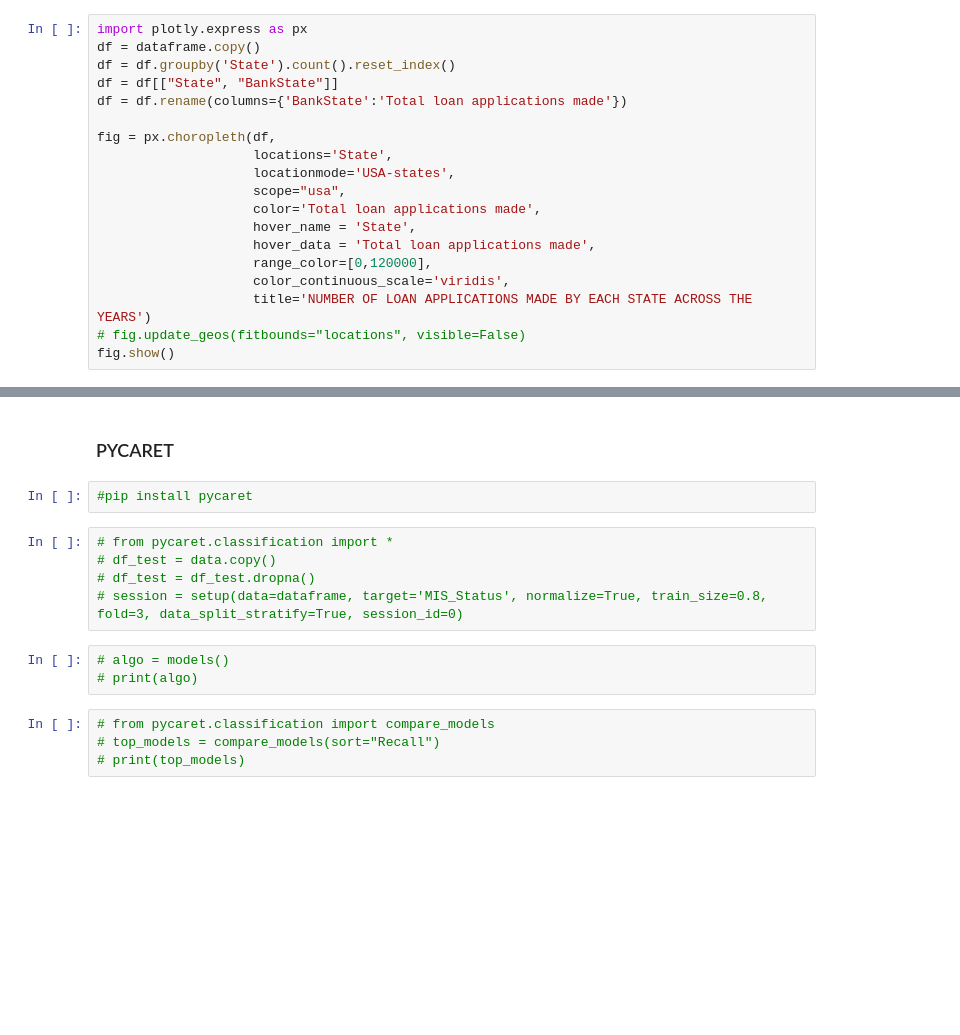
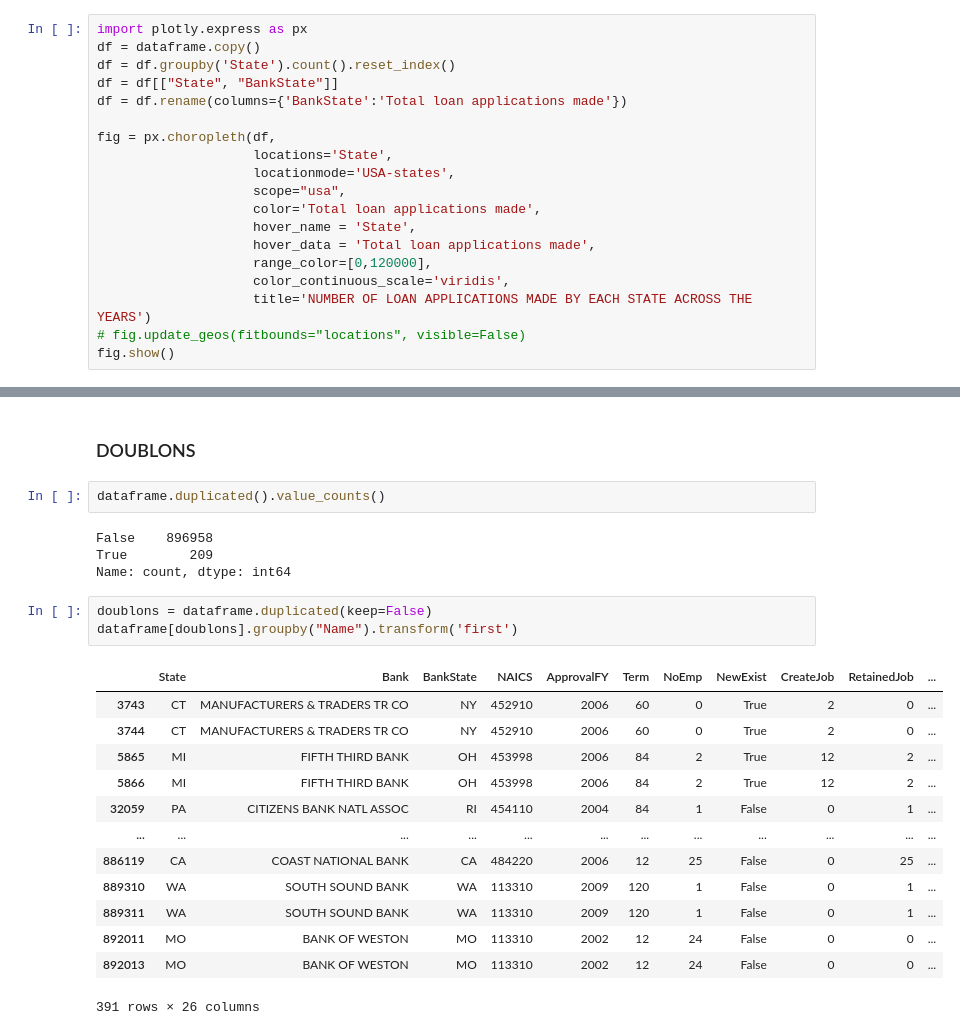
Before and after one commit to GMartin-Data/loan_approval, a Jupyter notebook: tests.ipynb, the cells around one changed output, grey strips where cells are left out. Drawn from its saved outputs; the diff is of its cells as text; blank space fills up the shorter version.

```diff
--- a/tests.ipynb
+++ b/tests.ipynb
@@ -1300,16 +1437,25 @@ When grouping with a length-1 list-like, you will need to pass a length-1 tuple
 # %% [markdown]
-### PYCARET
+### DOUBLONS
-# %%
-#pip install pycaret
-# %%
-# from pycaret.classification import *
-# df_test = data.copy()
-# df_test = df_test.dropna()
-# session = setup(data=dataframe, target='MIS_Status', normalize=True, train_size=0.8, fold=3, data_split_stratify=True, session_id=0)
-# %%
-# algo = models()
-# print(algo)
-# %%
-# from pycaret.classification import compare_models
-# top_models = compare_models(sort="Recall")
-# print(top_models)
+# %%
+dataframe.duplicated().value_counts()
+# %% [output]
+False    896958
+True        209
+Name: count, dtype: int64
+# %%
+doublons = dataframe.duplicated(keep=False)
+dataframe[doublons].groupby("Name").transform('first')
+# %% [output]
+|  | State | Bank | BankState | NAICS | ApprovalFY | Term | NoEmp | NewExist | CreateJob | RetainedJob | ... |
+| 3743 | CT | MANUFACTURERS & TRADERS TR CO | NY | 452910 | 2006 | 60 | 0 | True | 2 | 0 | ... |
+| 3744 | CT | MANUFACTURERS & TRADERS TR CO | NY | 452910 | 2006 | 60 | 0 | True | 2 | 0 | ... |
+| 5865 | MI | FIFTH THIRD BANK | OH | 453998 | 2006 | 84 | 2 | True | 12 | 2 | ... |
+| 5866 | MI | FIFTH THIRD BANK | OH | 453998 | 2006 | 84 | 2 | True | 12 | 2 | ... |
+| 32059 | PA | CITIZENS BANK NATL ASSOC | RI | 454110 | 2004 | 84 | 1 | False | 0 | 1 | ... |
+| ... | ... | ... | ... | ... | ... | ... | ... | ... | ... | ... | ... |
+| 886119 | CA | COAST NATIONAL BANK | CA | 484220 | 2006 | 12 | 25 | False | 0 | 25 | ... |
+| 889310 | WA | SOUTH SOUND BANK | WA | 113310 | 2009 | 120 | 1 | False | 0 | 1 | ... |
+| 889311 | WA | SOUTH SOUND BANK | WA | 113310 | 2009 | 120 | 1 | False | 0 | 1 | ... |
+| 892011 | MO | BANK OF WESTON | MO | 113310 | 2002 | 12 | 24 | False | 0 | 0 | ... |
+| 892013 | MO | BANK OF WESTON | MO | 113310 | 2002 | 12 | 24 | False | 0 | 0 | ... |
+391 rows × 26 columns
```
Also changed, not shown: parts of 34 cells of this notebook.
